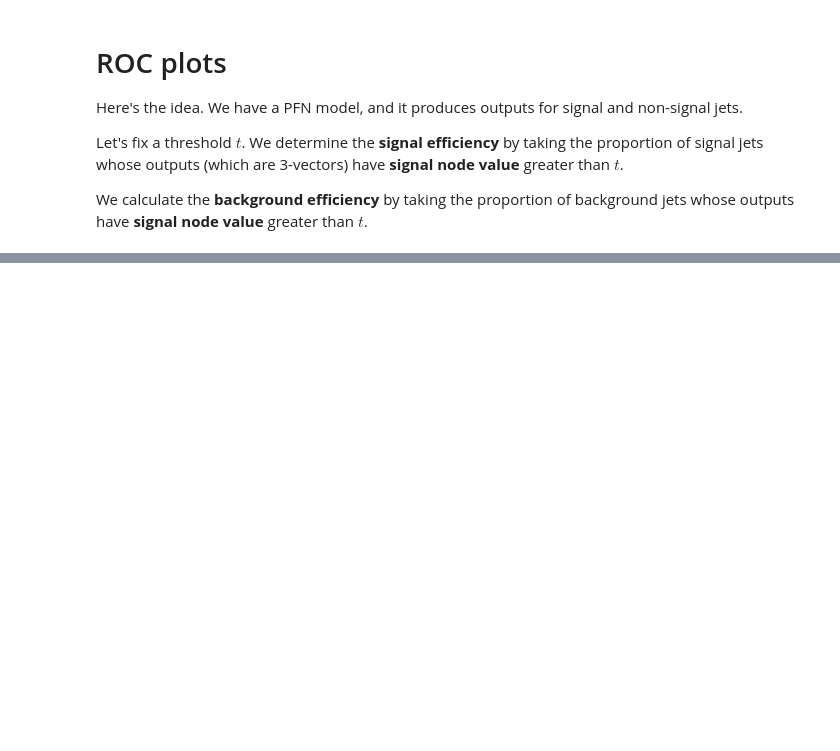
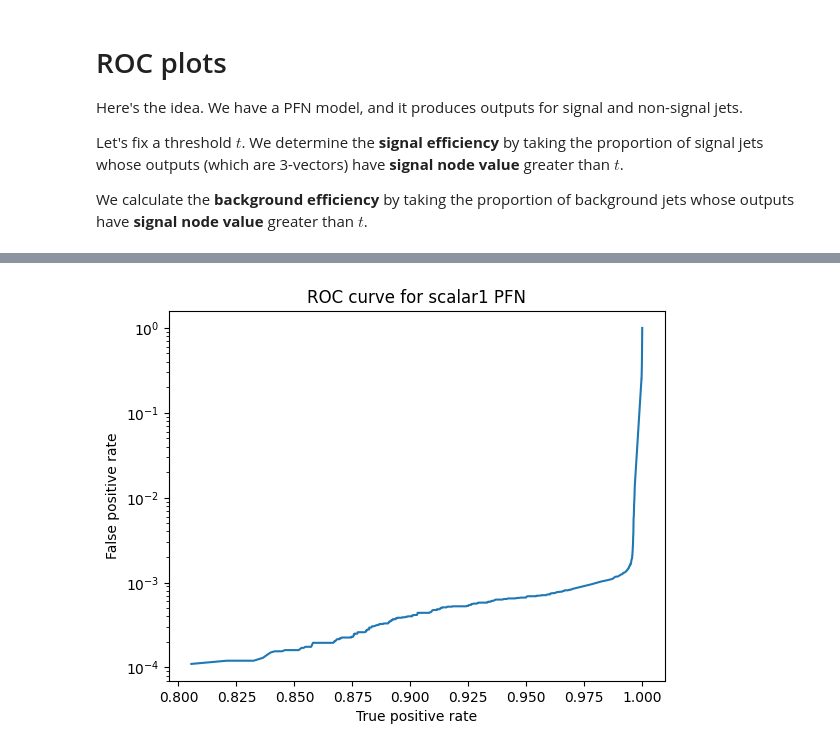
Before and after one commit to womogenes/photon-jet, a Jupyter notebook: final_evaluate/pfn_eff_analysis/roc_curves.ipynb, the cells around one changed output, grey strips where cells are left out. Saved outputs shown, nothing was run; the diff lists cells and outputs as text; code cells hidden in the pictures; blank space fills up the shorter version.

```diff
--- a/final_evaluate/pfn_eff_analysis/roc_curves.ipynb
+++ b/final_evaluate/pfn_eff_analysis/roc_curves.ipynb
@@ -44,0 +79,8 @@ outputs = pfn.predict(clouds)
+# %%
+plt.title(f"ROC curve for {task_name} PFN")
+plt.plot(sig_eff_curve[:], bg_eff_curve[:])
+plt.xlabel("True positive rate")
+plt.ylabel("False positive rate")
+plt.yscale("log")
+# %% [output]
+[figure, added]
```
Also changed, not shown: parts of 14 cells of this notebook, 1 other file.
